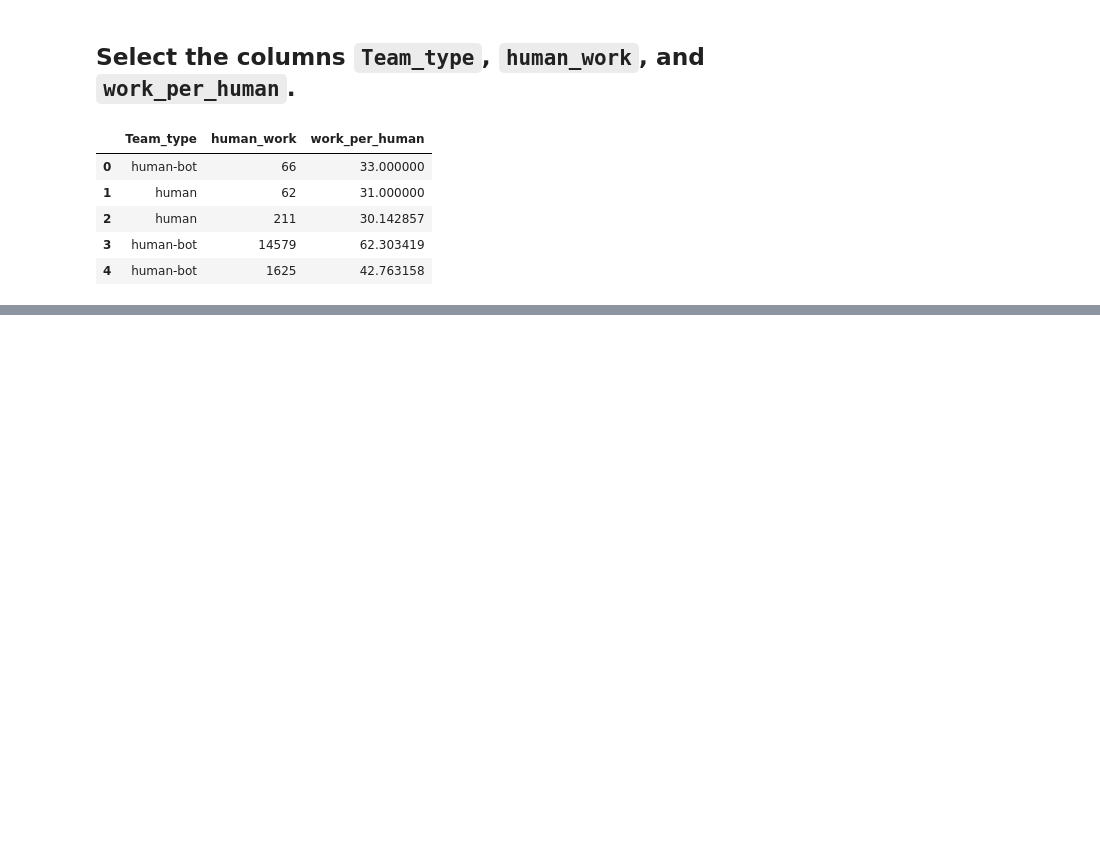
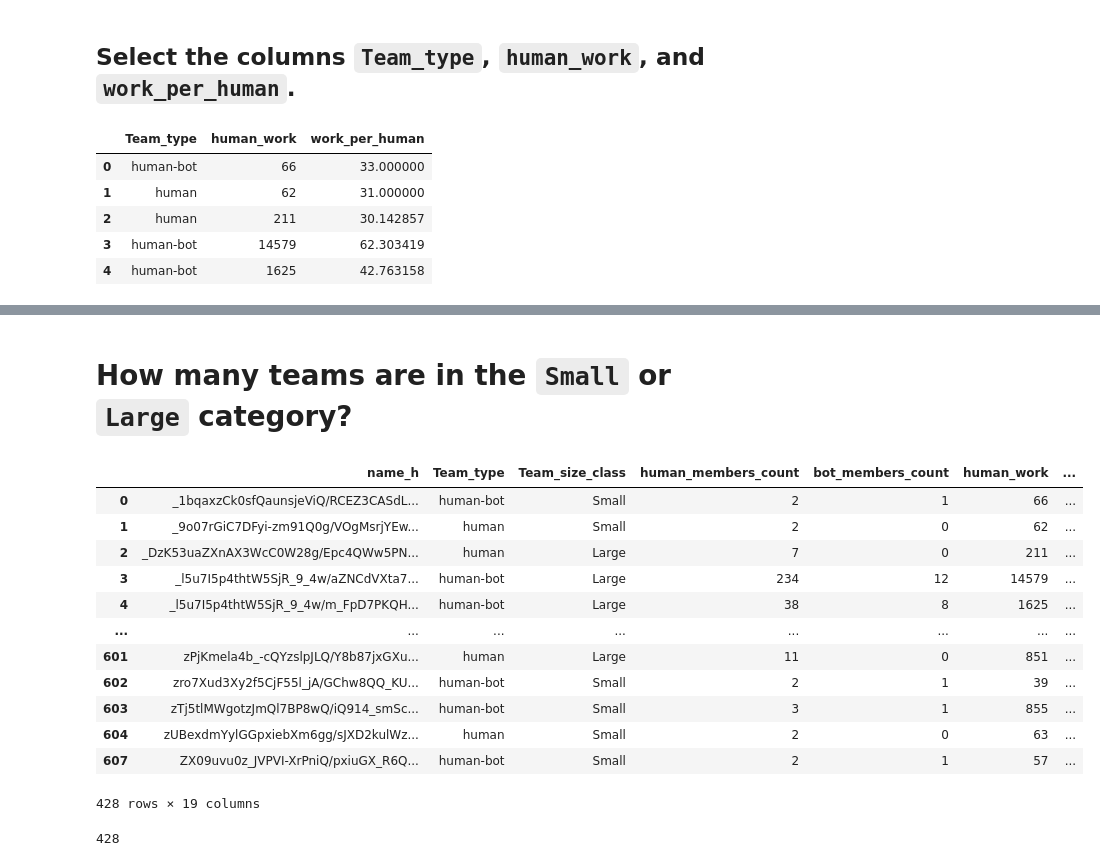
Before and after one commit to TheUltimateFishstick/week8labs, a Jupyter notebook: 08_Instructor_Lab_Morgan.ipynb, the cells around one changed output, grey strips where cells are left out. Cells and saved outputs as stored; diff of their text form; code cells hidden in the pictures; blank space fills up the shorter version.

```diff
--- a/08_Instructor_Lab_Morgan.ipynb
+++ b/08_Instructor_Lab_Morgan.ipynb
@@ -88,0 +100,28 @@ github_teams.sort_values(by = ["Team_size_class", "human_work", "work_per_human"
+# %% [markdown]
+# How many teams are in the `Small` or `Large` category?
+# %%
+# Use .query() to get the rows with the 'Small' or 'Large" categories. The answer is 428!
+(github_teams
+ .query("Team_size_class == 'Large' | Team_size_class == 'Small'")
+)
+# %% [output]
+|  | name_h | Team_type | Team_size_class | human_members_count | bot_members_count | human_work | ... |
+| 0 | _1bqaxzCk0sfQaunsjeViQ/RCEZ3CASdL... | human-bot | Small | 2 | 1 | 66 | ... |
+| 1 | _9o07rGiC7DFyi-zm91Q0g/VOgMsrjYEw... | human | Small | 2 | 0 | 62 | ... |
+| 2 | _DzK53uaZXnAX3WcC0W28g/Epc4QWw5PN... | human | Large | 7 | 0 | 211 | ... |
+| 3 | _l5u7I5p4thtW5SjR_9_4w/aZNCdVXta7... | human-bot | Large | 234 | 12 | 14579 | ... |
+| 4 | _l5u7I5p4thtW5SjR_9_4w/m_FpD7PKQH... | human-bot | Large | 38 | 8 | 1625 | ... |
+| ... | ... | ... | ... | ... | ... | ... | ... |
+| 601 | zPjKmela4b_-cQYzslpJLQ/Y8b87jxGXu... | human | Large | 11 | 0 | 851 | ... |
+| 602 | zro7Xud3Xy2f5CjF55l_jA/GChw8QQ_KU... | human-bot | Small | 2 | 1 | 39 | ... |
+| 603 | zTj5tlMWgotzJmQl7BP8wQ/iQ914_smSc... | human-bot | Small | 3 | 1 | 855 | ... |
+| 604 | zUBexdmYylGGpxiebXm6gg/sJXD2kulWz... | human | Small | 2 | 0 | 63 | ... |
+| 607 | ZX09uvu0z_JVPVI-XrPniQ/pxiuGX_R6Q... | human-bot | Small | 2 | 1 | 57 | ... |
+428 rows × 19 columns
+# %%
+# The output tells us the number of rows. We could also use the len() function to count the rows.
+len(github_teams
+ .query("Team_size_class == 'Large' | Team_size_class == 'Small'")
+)
+# %% [output]
+428
```
Also changed, not shown: parts of 24 cells of this notebook.
